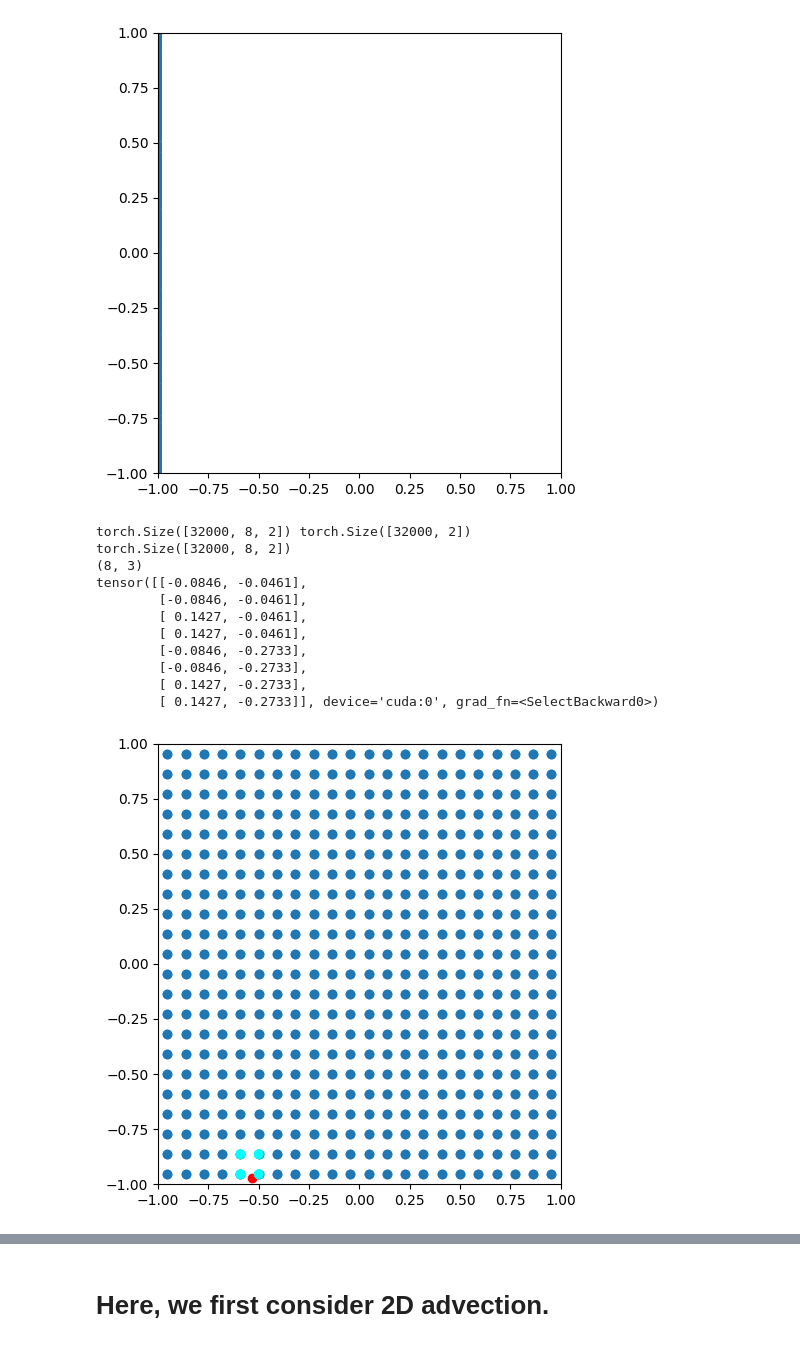
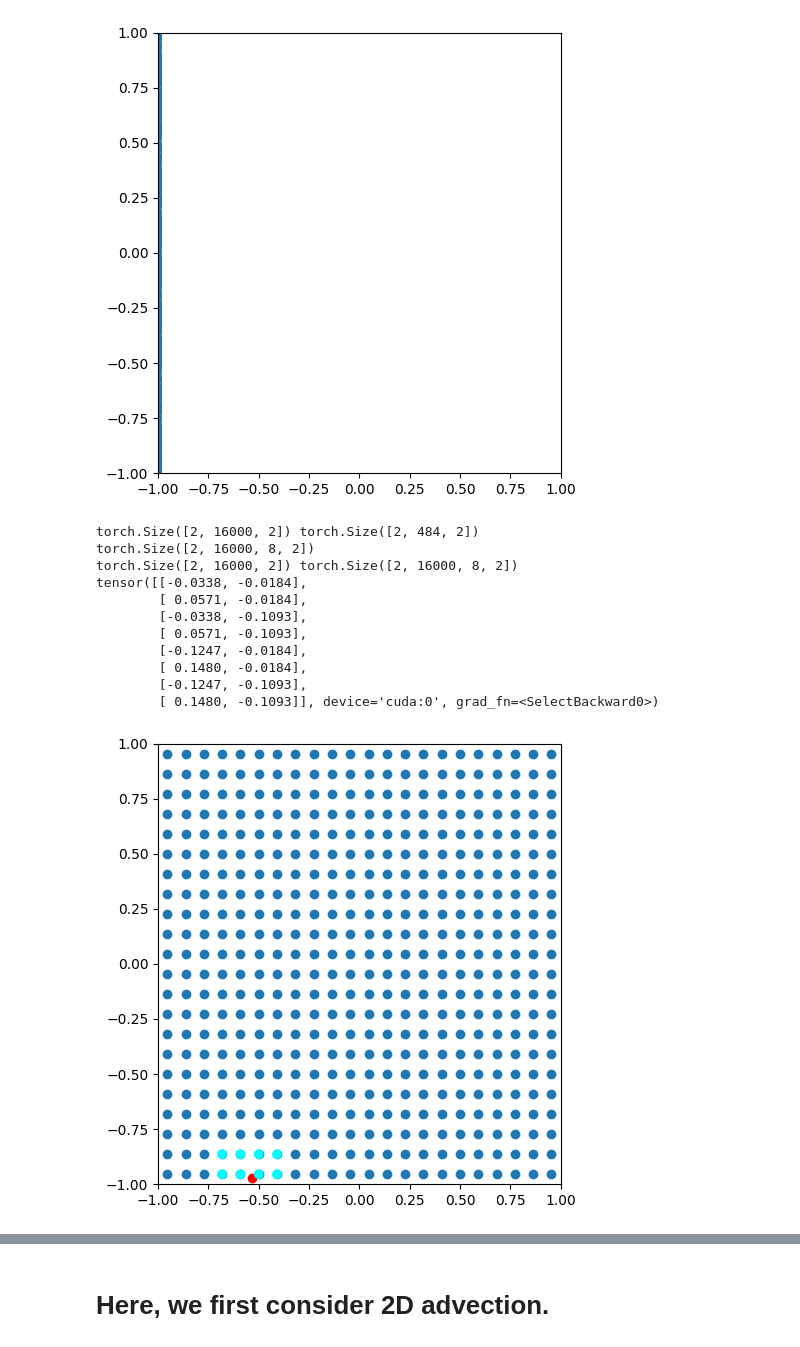
Before and after one commit to qingxu-thu/INSR-PDE, a Jupyter notebook: vortex/advect.ipynb, the cells around one changed output, grey strips where cells are left out. Drawn from its saved outputs; the diff is of its cells as text; code cells hidden in the pictures.

```diff
--- a/vortex/advect.ipynb
+++ b/vortex/advect.ipynb
@@ -45,7 +45,7 @@ cfg.num_spatial_basis = 500
 cfg.variable_num = 3
 cfg.dim = 2
 cfg.device = 'cuda'
-cfg.band_width = 0.4
+cfg.band_width = 1
 cfg.log_dir = './log'
 cfg.n_timesteps = 100000
 cfg.neighbor_K  = 8
@@ -79,32 +79,32 @@ fig.tight_layout()
 # %%
 x_,idx = model.neighbor_search_spatial(model.total_samples)
 
 fig, ax = plt.subplots(figsize=(5, 5))
 #ax.quiver(x, y, u, v, scale=u.shape[0], scale_units='width')
-print(x_.shape)
-ct = np.repeat(np.array([[0,1,1]]),x_.shape[1],axis=0)
-print(ct.shape)
+# print(x_.shape)
+ct = np.repeat(np.array([[0,1,1]]),x_.shape[2],axis=0)
+# print(ct.shape)
 #A_ = x_.reshape(-1,2)
 #ct = np.repeat(np.array([[0,0,1]]),A_.shape[0],axis=0)
-ax.scatter(model.total_samples[432,0].detach().cpu().numpy(), model.total_samples[432,1].detach().cpu().numpy(),c=np.array([1,0,0]))
-ax.scatter(model.basis_point[:,0].detach().cpu().numpy(), model.basis_point[:,1].detach().cpu().numpy())
-ax.scatter(model.basis_point[idx[432],0].detach().cpu().numpy(), model.basis_point[idx[432],1].detach().cpu().numpy(),c=ct)
-print(x_[432])
+ax.scatter(model.total_samples[0,432,0].detach().cpu().numpy(), model.total_samples[0,432,1].detach().cpu().numpy(),c=np.array([1,0,0]))
+ax.scatter(model.basis_point[0,:,0].detach().cpu().numpy(), model.basis_point[0,:,1].detach().cpu().numpy())
+ax.scatter(model.basis_point[0,idx[0,432],0].detach().cpu().numpy(), model.basis_point[0,idx[0,432],1].detach().cpu().numpy(),c=ct)
+print(x_[0,432])
 ax.set_xlim(-1, 1)
 ax.set_ylim(-1, 1)
 fig.tight_layout()
 # %% [output]
-torch.Size([32000, 8, 2]) torch.Size([32000, 2])
-torch.Size([32000, 8, 2])
-(8, 3)
-tensor([[-0.0846, -0.0461],
-        [-0.0846, -0.0461],
-        [ 0.1427, -0.0461],
-        [ 0.1427, -0.0461],
-        [-0.0846, -0.2733],
-        [-0.0846, -0.2733],
-        [ 0.1427, -0.2733],
-        [ 0.1427, -0.2733]], device='cuda:0', grad_fn=<SelectBackward0>)
+torch.Size([2, 16000, 2]) torch.Size([2, 484, 2])
+torch.Size([2, 16000, 8, 2])
+torch.Size([2, 16000, 2]) torch.Size([2, 16000, 8, 2])
+tensor([[-0.0338, -0.0184],
+        [ 0.0571, -0.0184],
+        [-0.0338, -0.1093],
+        [ 0.0571, -0.1093],
+        [-0.1247, -0.0184],
+        [ 0.1480, -0.0184],
+        [-0.1247, -0.1093],
+        [ 0.1480, -0.1093]], device='cuda:0', grad_fn=<SelectBackward0>)
-[figure, old version]
+[figure, new version]
 # %%
 total_ = model.num_time_feature*model.num_spatial_basis
```
Also changed, not shown: parts of 4 cells of this notebook, 6 other files.
